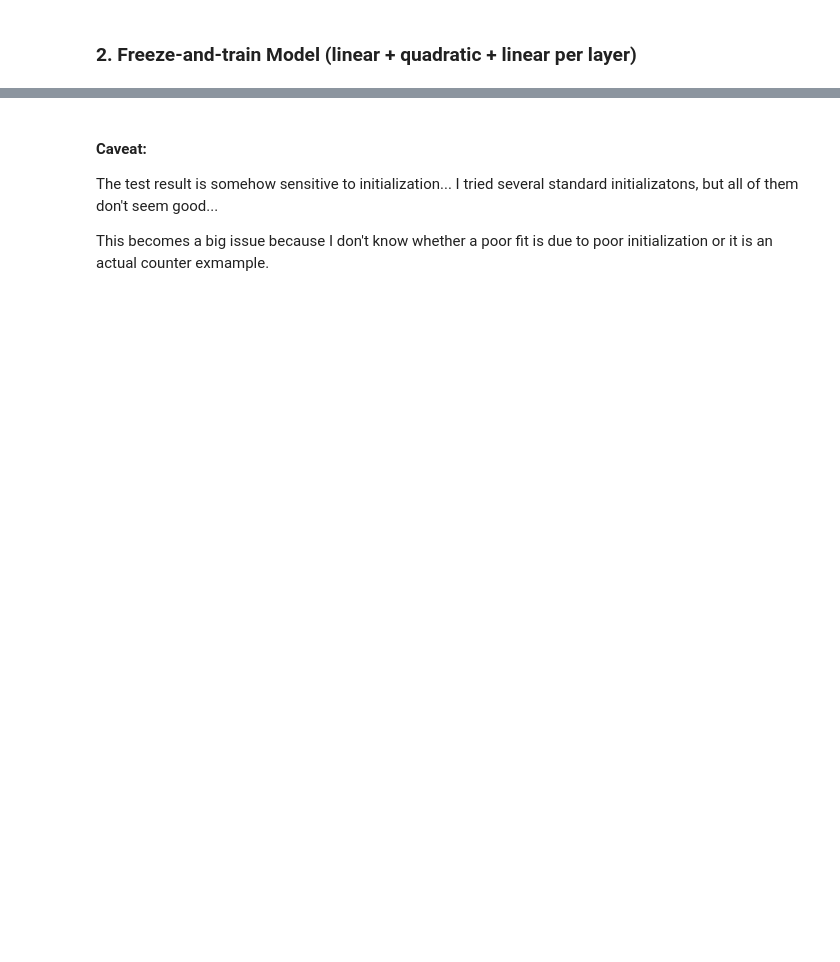
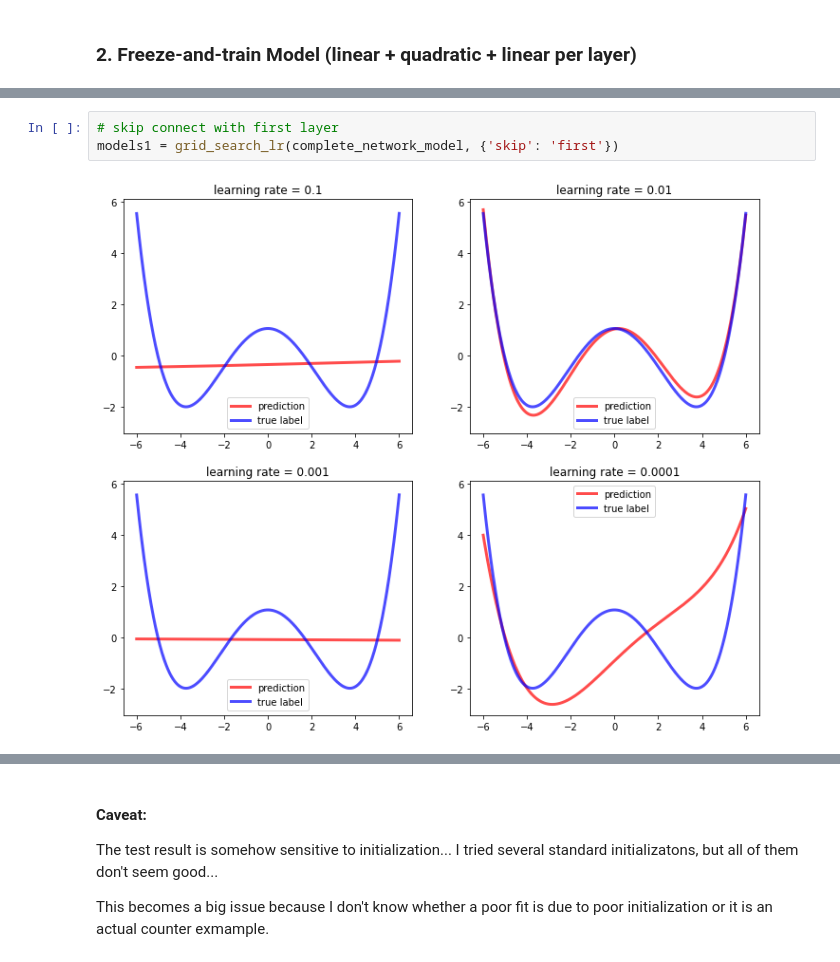
Before and after one commit to ZQZCalin/2-layer-skip-NN, a Jupyter notebook: counter-example.ipynb, the cells around one changed output, grey strips where cells are left out. Drawn from its saved outputs; the diff is of its cells as text; blank space fills up the shorter version.

```diff
--- a/counter-example.ipynb
+++ b/counter-example.ipynb
@@ -271,0 +296,5 @@ __________________________________________________
+# %%
+# skip connect with first layer
+models1 = grid_search_lr(complete_network_model, {'skip': 'first'})
+# %% [output]
+[figure, added]
```
Also changed, not shown: parts of 42 cells of this notebook.
